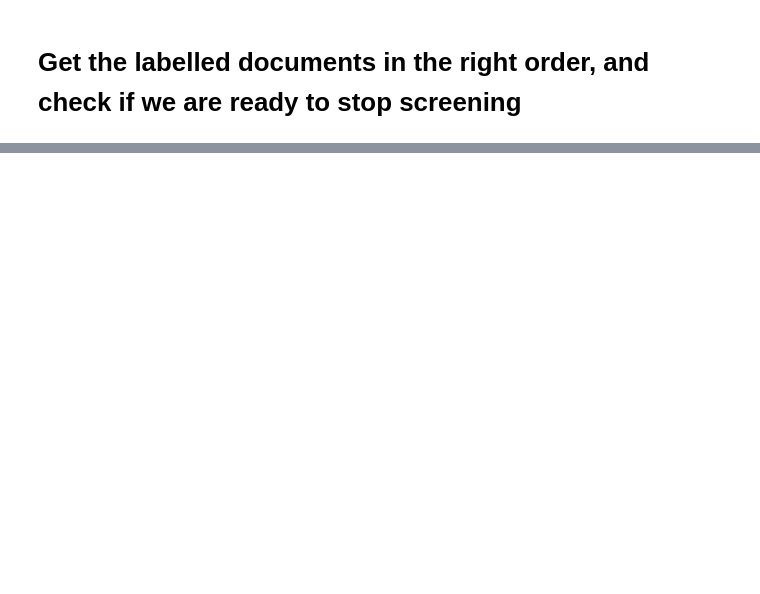
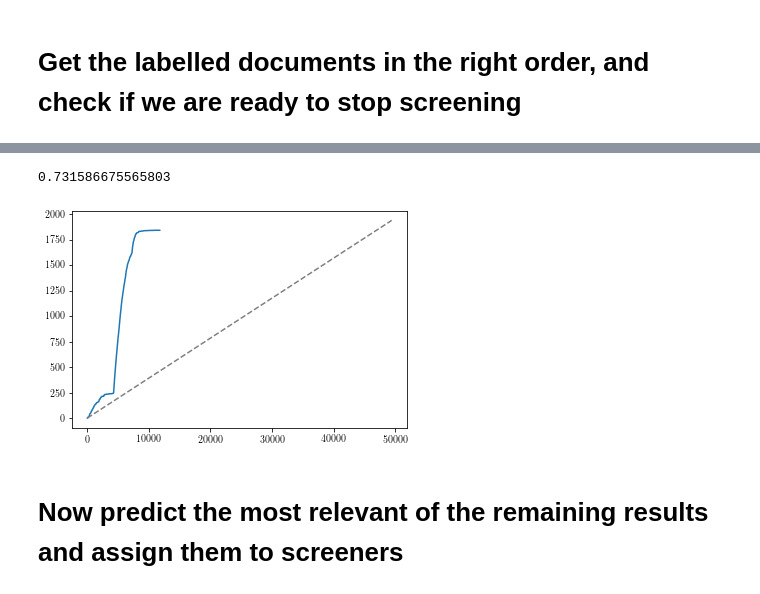
Before and after one commit to mcallaghan/urban-foodsystems-review, a Jupyter notebook: 1_active_learning.ipynb, the cells around one changed output, grey strips where cells are left out. Cells and saved outputs as stored; diff of their text form; code cells hidden in the pictures; blank space fills up the shorter version.

```diff
--- a/1_active_learning.ipynb
+++ b/1_active_learning.ipynb
@@ -120 +150,11 @@ axs[1].legend()
+# %%
+fig, ax = plt.subplots()
+df.relevant.cumsum().plot(ax=ax)
+ax.plot([0,n_docs],[0,df.relevant.sum()/0.95],c="grey", ls="--")
+(n_docs - df.shape[0]) / n_docs*0.96
+# %% [output]
+0.731586675565803
+[figure, added]
+# %% [markdown]
+# Now predict the most relevant of the remaining results and assign them to screeners
 # %%
```
Also changed, not shown: parts of 11 cells of this notebook, 1 other file.
